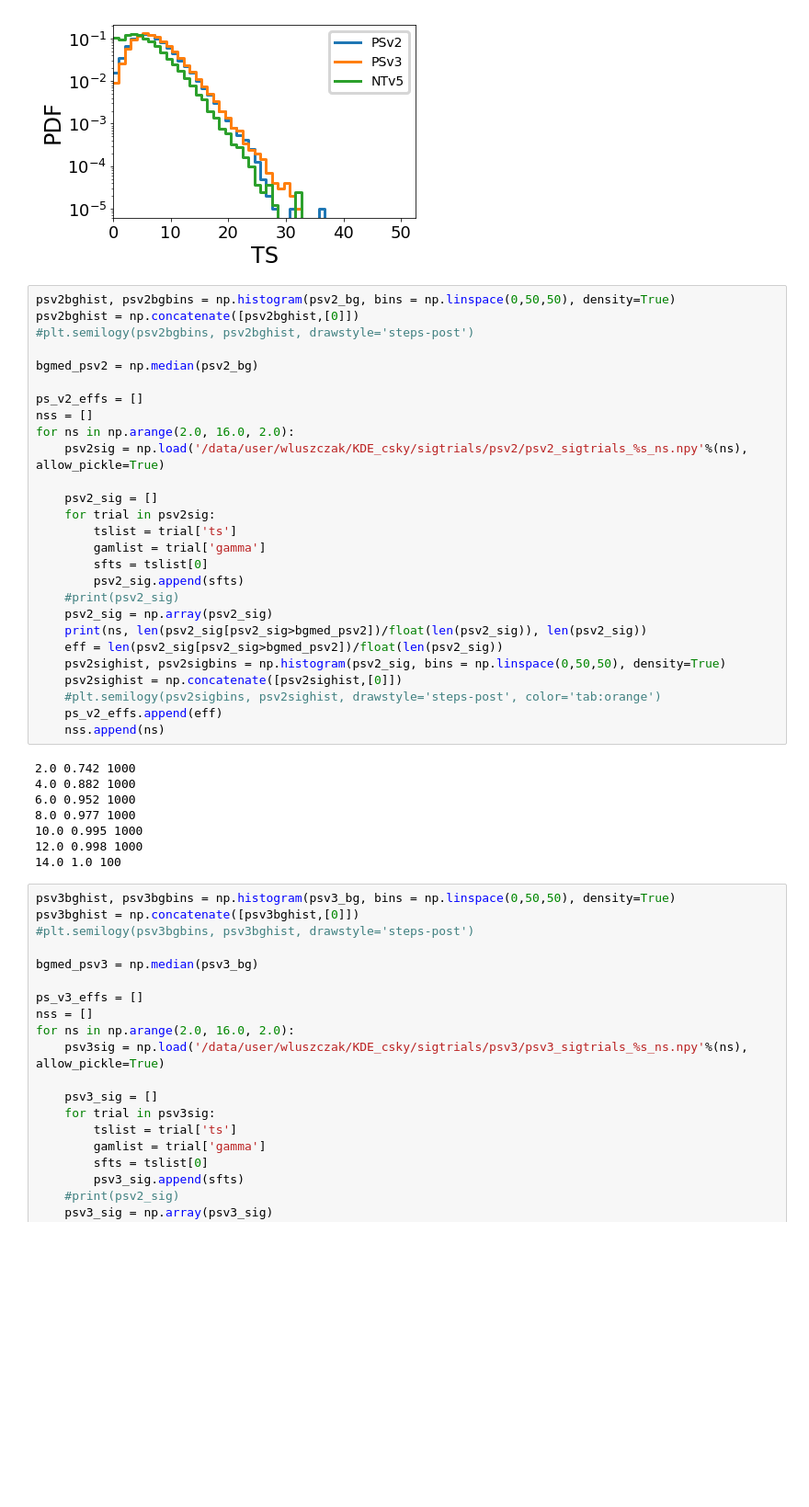
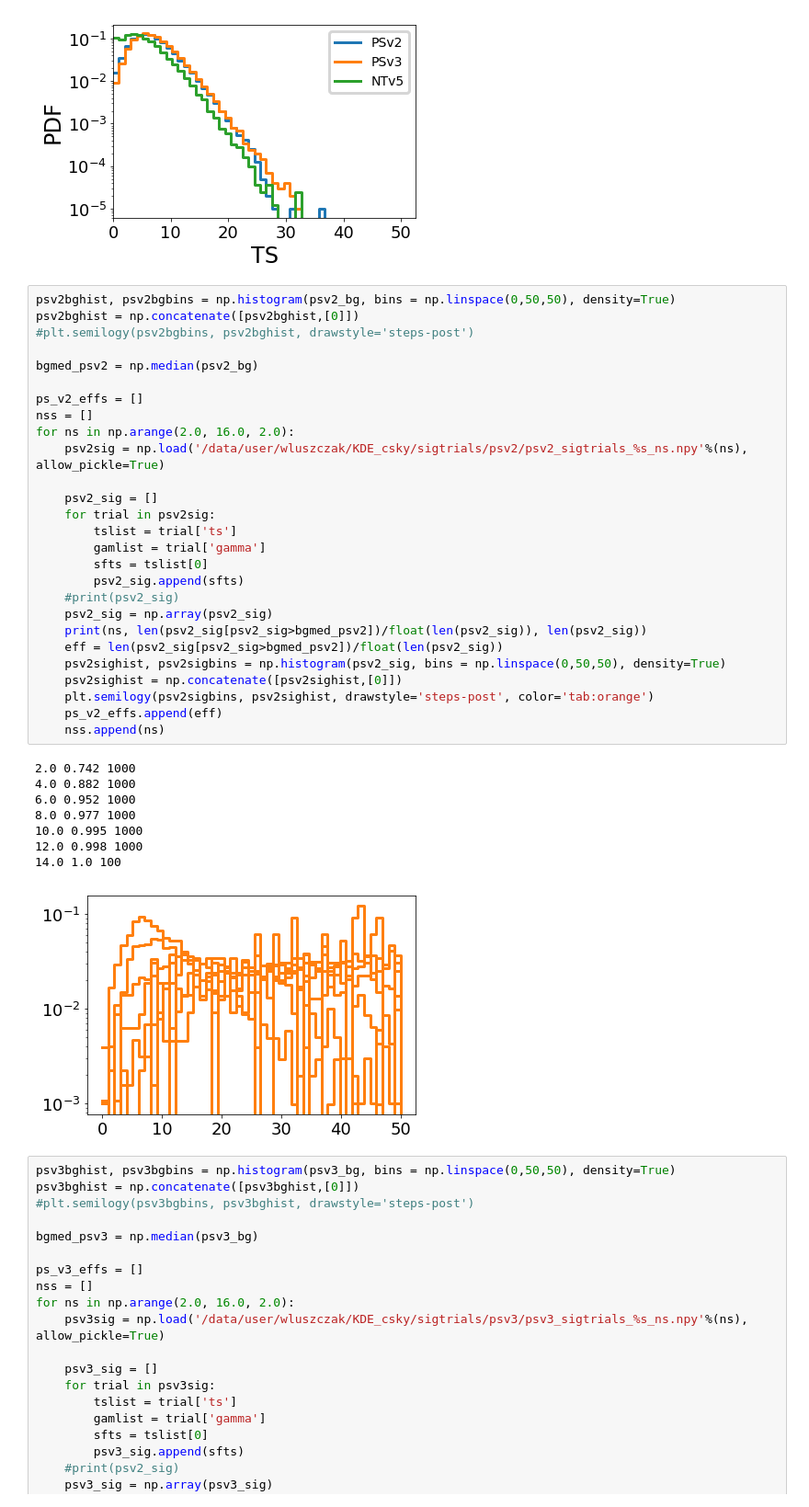
Before and after one commit to williamluszczak/TXS_NTv5, a Jupyter notebook: Notebooks/Sensitivity.ipynb, the cells around one changed output. Shown: that part at 92% size. Drawn from its saved outputs; the diff is of its cells as text; blank space fills up the shorter version.

```diff
--- a/Notebooks/Sensitivity.ipynb
+++ b/Notebooks/Sensitivity.ipynb
@@ -85,34 +85,35 @@ psv2bghist = np.concatenate([psv2bghist,[0]])
 
 bgmed_psv2 = np.median(psv2_bg)
 
 ps_v2_effs = []
 nss = []
 for ns in np.arange(2.0, 16.0, 2.0):
     psv2sig = np.load('/data/user/wluszczak/KDE_csky/sigtrials/psv2/psv2_sigtrials_%s_ns.npy'%(ns), allow_pickle=True)
 
     psv2_sig = []
     for trial in psv2sig:
         tslist = trial['ts']
         gamlist = trial['gamma']
         sfts = tslist[0]
         psv2_sig.append(sfts)
     #print(psv2_sig)
     psv2_sig = np.array(psv2_sig)
     print(ns, len(psv2_sig[psv2_sig>bgmed_psv2])/float(len(psv2_sig)), len(psv2_sig))
     eff = len(psv2_sig[psv2_sig>bgmed_psv2])/float(len(psv2_sig))
     psv2sighist, psv2sigbins = np.histogram(psv2_sig, bins = np.linspace(0,50,50), density=True)
     psv2sighist = np.concatenate([psv2sighist,[0]])
-    #plt.semilogy(psv2sigbins, psv2sighist, drawstyle='steps-post', color='tab:orange')
+    plt.semilogy(psv2sigbins, psv2sighist, drawstyle='steps-post', color='tab:orange')
     ps_v2_effs.append(eff)
     nss.append(ns)
 # %% [output]
 2.0 0.742 1000
 4.0 0.882 1000
 6.0 0.952 1000
 8.0 0.977 1000
 10.0 0.995 1000
 12.0 0.998 1000
 14.0 1.0 100
+[figure, added]
 # %%
 psv3bghist, psv3bgbins = np.histogram(psv3_bg, bins = np.linspace(0,50,50), density=True)
 psv3bghist = np.concatenate([psv3bghist,[0]])
```
Also changed, not shown: parts of 1 cell of this notebook, 13 other files.
